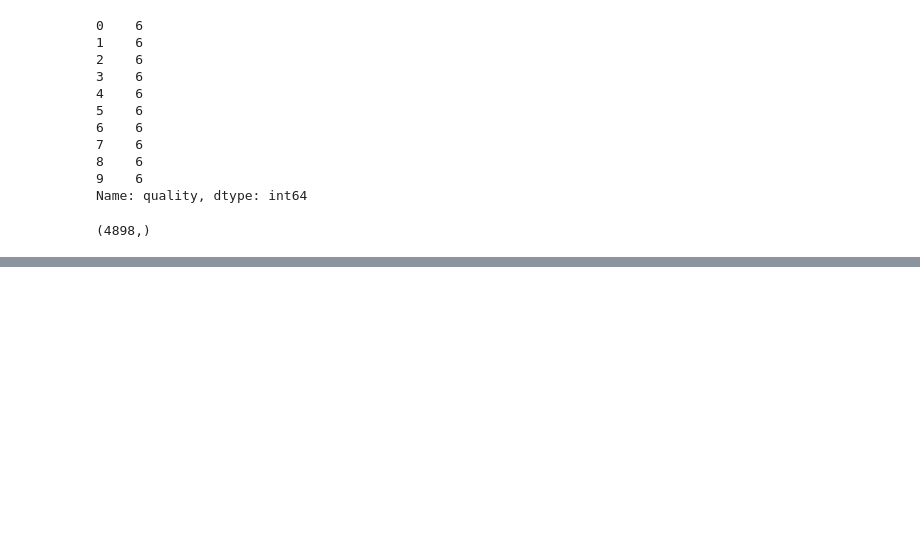
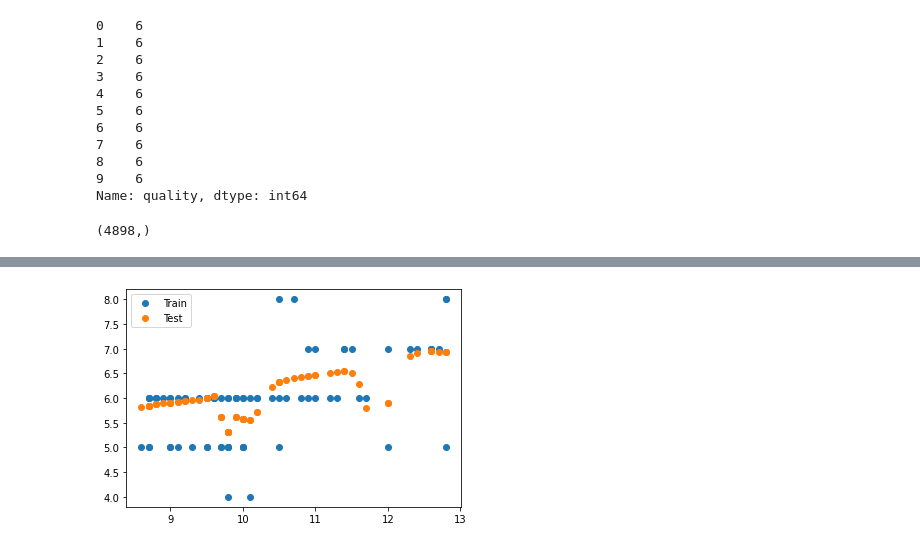
Before and after one commit to Randalthor95/CS_545, a Jupyter notebook: Assignments/Feudale-A1.ipynb, the cells around one changed output, grey strips where cells are left out. Cells and saved outputs as stored; diff of their text form; code cells hidden in the pictures; blank space fills up the shorter version.

```diff
--- a/Assignments/Feudale-A1.ipynb
+++ b/Assignments/Feudale-A1.ipynb
@@ -389,0 +422,8 @@ plt.legend();
+# %%
+U, V, W, X_means, X_stds, T_means, T_stds = train(Xtrain, Ttrain, 5, 5, 10000, 0.01)
+Y = use(Xtrain, X_means, X_stds, T_means, T_stds, U, V, W)
+plt.plot(Xtrain, Ttrain, 'o', label='Train')
+plt.plot(Xtrain, Y, 'o', label='Test')
+plt.legend();
+# %% [output]
+[figure, added]
```
Also changed, not shown: parts of 17 cells of this notebook, 1 other file.
